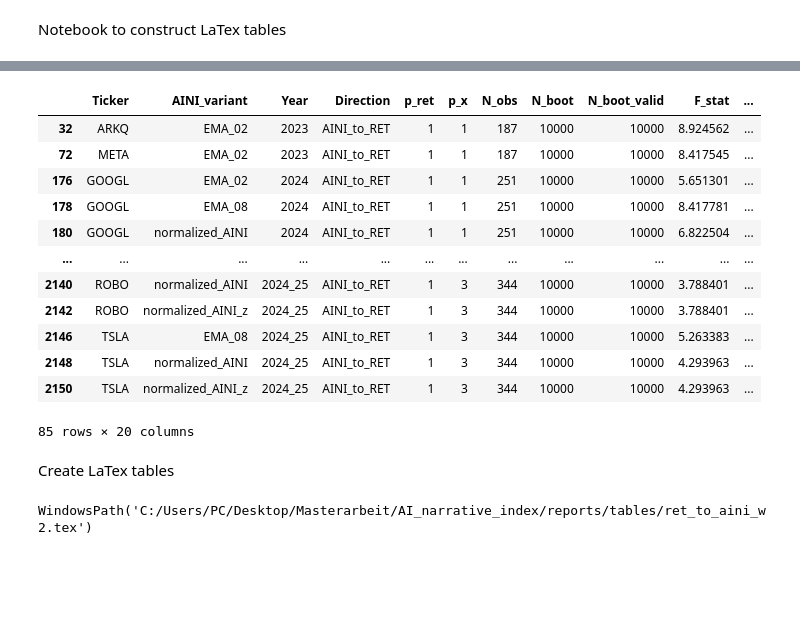
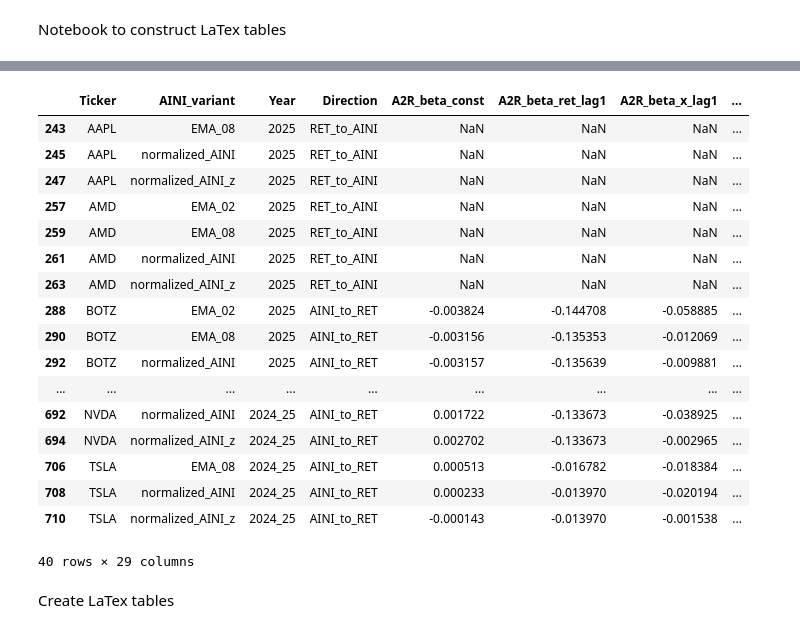
Before and after one commit to LarsIX/narrative_index, a Jupyter notebook: notebooks/subset_for_latex.ipynb, the cells around one changed output, grey strips where cells are left out. Cells and saved outputs as stored; diff of their text form; code cells hidden in the pictures; blank space fills up the shorter version.

```diff
--- a/notebooks/subset_for_latex.ipynb
+++ b/notebooks/subset_for_latex.ipynb
@@ -32,15 +18,14 @@ ols
 # %%
 # define data path
 
-var_path = root / "data" / "processed" / "results_wild_boot"
+var_path = root / "data" / "processed" / "variables"
 
 # load gc-predictions
-granger_causality_binary = pd.read_csv(var_path / "granger_causality_binary_combined_px.csv")
-granger_causality_w0 = pd.read_csv(var_path / "granger_causality_w0_combined_px.csv")
-granger_causality_w1 = pd.read_csv(var_path / "granger_causality_w1_combined_px.csv")
-granger_causality_w2 = pd.read_csv(var_path / "granger_causality_w2_combined_px.csv")
+granger_causality_binary = pd.read_csv(var_path / "granger_causality_binary.csv")
+granger_causality_w0 = pd.read_csv(var_path / "granger_causality_w0.csv")
+granger_causality_w1 = pd.read_csv(var_path / "granger_causality_w1.csv")
+granger_causality_w2 = pd.read_csv(var_path / "granger_causality_w2.csv")
 
 # inspect aini -> return
-granger_causality_w1.head()
-granger_causality_binary
+granger_causality_w0
 # %% [output]
@@ -60,24 +45,45 @@ granger_causality_binary
 # %%
 # subset for p =< 0.1
 alpha = 0.1
-granger_causality_binary = granger_causality_w0[granger_causality_binary.BH_corr_F_pval<alpha]
-granger_causality_w0_sub = granger_causality_w0[granger_causality_w0.BH_corr_F_pval<alpha]
-granger_causality_w1_sub = granger_causality_w1[granger_causality_w1.BH_corr_F_pval_HC3<alpha]
-granger_causality_w2_sub = granger_causality_w2[granger_causality_w2.BH_corr_F_pval_HC3<alpha]
+granger_causality_binary = granger_causality_binary[
+    (granger_causality_binary.BH_corr_F_pval < alpha) |
+    (granger_causality_binary.BH_corr_F_pval_HC3 < alpha)
+]
+
+granger_causality_w0_sub = granger_causality_w0[
+    (granger_causality_w0.BH_corr_F_pval < alpha) |
+    (granger_causality_w0.BH_corr_F_pval_HC3 < alpha)
+]
+
+granger_causality_w1_sub = granger_causality_w1[
+    (granger_causality_w1.BH_corr_F_pval < alpha) |
+    (granger_causality_w1.BH_corr_F_pval_HC3 < alpha)
+]
+
+granger_causality_w2_sub = granger_causality_w2[
+    (granger_causality_w2.BH_corr_F_pval < alpha) |
+    (granger_causality_w2.BH_corr_F_pval_HC3 < alpha)
+]
+granger_causality_w2_sub
 # %% [output]
-|  | Ticker | AINI_variant | Year | Direction | p_ret | p_x | N_obs | N_boot | N_boot_valid | F_stat | ... |
-| 32 | ARKQ | EMA_02 | 2023 | AINI_to_RET | 1 | 1 | 187 | 10000 | 10000 | 8.924562 | ... |
-| 72 | META | EMA_02 | 2023 | AINI_to_RET | 1 | 1 | 187 | 10000 | 10000 | 8.417545 | ... |
-| 176 | GOOGL | EMA_02 | 2024 | AINI_to_RET | 1 | 1 | 251 | 10000 | 10000 | 5.651301 | ... |
-| 178 | GOOGL | EMA_08 | 2024 | AINI_to_RET | 1 | 1 | 251 | 10000 | 10000 | 8.417781 | ... |
-| 180 | GOOGL | normalized_AINI | 2024 | AINI_to_RET | 1 | 1 | 251 | 10000 | 10000 | 6.822504 | ... |
-| ... | ... | ... | ... | ... | ... | ... | ... | ... | ... | ... | ... |
-| 2140 | ROBO | normalized_AINI | 2024_25 | AINI_to_RET | 1 | 3 | 344 | 10000 | 10000 | 3.788401 | ... |
-| 2142 | ROBO | normalized_AINI_z | 2024_25 | AINI_to_RET | 1 | 3 | 344 | 10000 | 10000 | 3.788401 | ... |
-| 2146 | TSLA | EMA_08 | 2024_25 | AINI_to_RET | 1 | 3 | 344 | 10000 | 10000 | 5.263383 | ... |
-| 2148 | TSLA | normalized_AINI | 2024_25 | AINI_to_RET | 1 | 3 | 344 | 10000 | 10000 | 4.293963 | ... |
-| 2150 | TSLA | normalized_AINI_z | 2024_25 | AINI_to_RET | 1 | 3 | 344 | 10000 | 10000 | 4.293963 | ... |
+|  | Ticker | AINI_variant | Year | Direction | A2R_beta_const | A2R_beta_ret_lag1 | A2R_beta_x_lag1 | ... |
+| 243 | AAPL | EMA_08 | 2025 | RET_to_AINI | NaN | NaN | NaN | ... |
+| 245 | AAPL | normalized_AINI | 2025 | RET_to_AINI | NaN | NaN | NaN | ... |
+| 247 | AAPL | normalized_AINI_z | 2025 | RET_to_AINI | NaN | NaN | NaN | ... |
+| 257 | AMD | EMA_02 | 2025 | RET_to_AINI | NaN | NaN | NaN | ... |
+| 259 | AMD | EMA_08 | 2025 | RET_to_AINI | NaN | NaN | NaN | ... |
+| 261 | AMD | normalized_AINI | 2025 | RET_to_AINI | NaN | NaN | NaN | ... |
+| 263 | AMD | normalized_AINI_z | 2025 | RET_to_AINI | NaN | NaN | NaN | ... |
+| 288 | BOTZ | EMA_02 | 2025 | AINI_to_RET | -0.003824 | -0.144708 | -0.058885 | ... |
+| 290 | BOTZ | EMA_08 | 2025 | AINI_to_RET | -0.003156 | -0.135353 | -0.012069 | ... |
+| 292 | BOTZ | normalized_AINI | 2025 | AINI_to_RET | -0.003157 | -0.135639 | -0.009881 | ... |
+| ... | ... | ... | ... | ... | ... | ... | ... | ... |
+| 692 | NVDA | normalized_AINI | 2024_25 | AINI_to_RET | 0.001722 | -0.133673 | -0.038925 | ... |
+| 694 | NVDA | normalized_AINI_z | 2024_25 | AINI_to_RET | 0.002702 | -0.133673 | -0.002965 | ... |
+| 706 | TSLA | EMA_08 | 2024_25 | AINI_to_RET | 0.000513 | -0.016782 | -0.018384 | ... |
+| 708 | TSLA | normalized_AINI | 2024_25 | AINI_to_RET | 0.000233 | -0.013970 | -0.020194 | ... |
+| 710 | TSLA | normalized_AINI_z | 2024_25 | AINI_to_RET | -0.000143 | -0.013970 | -0.001538 | ... |
-85 rows × 20 columns
+40 rows × 29 columns
 # %% [markdown]
 Create LaTex tables
 # %%
@@ -141,5 +147,3 @@ export_regression_table(
     df=w2_sub_ret_to_aini,
     title="Granger Causality Results: log return -> AINI, context window = 2"
 )
-# %% [output]
-WindowsPath('C:/Users/PC/Desktop/Masterarbeit/AI_narrative_index/reports/tables/ret_to_aini_w2.tex')
```
Also changed, not shown: parts of 2 cells of this notebook, 2 other files.
